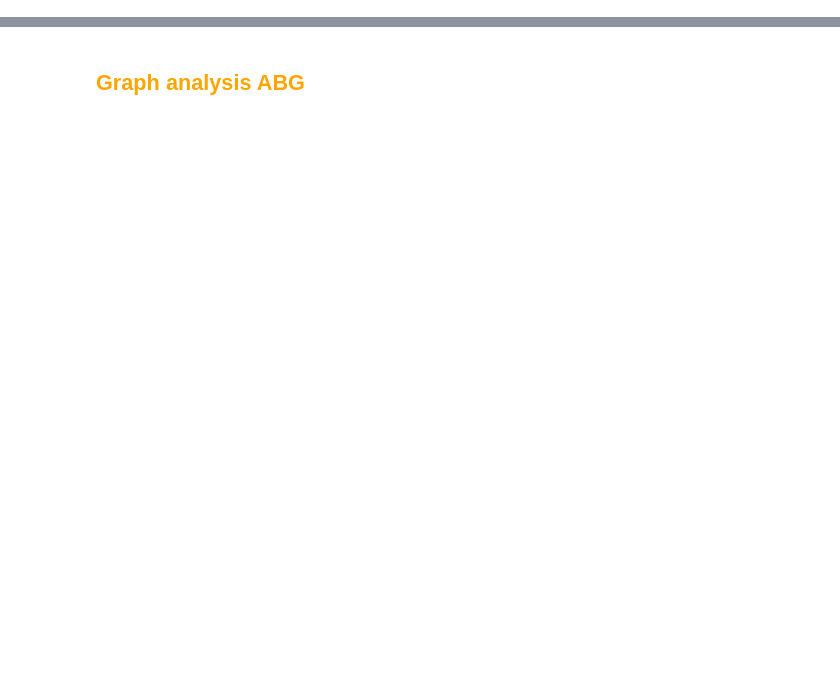
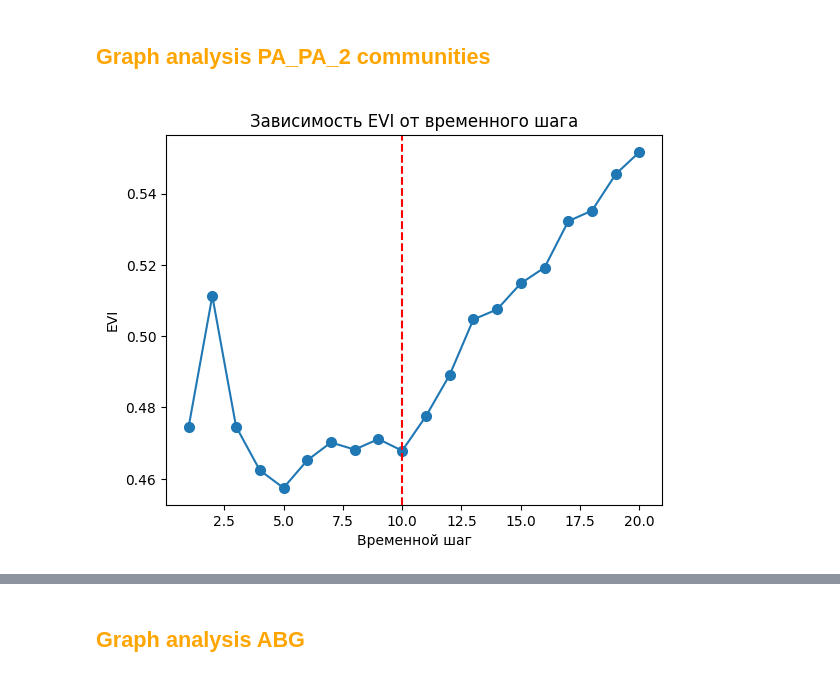
Before and after one commit to Mikhaelyes/Diploma, a Jupyter notebook: Programs/Synthetic_graph_analysis.ipynb, the cells around one changed output, grey strips where cells are left out. Cells and saved outputs as stored; diff of their text form; code cells hidden in the pictures; blank space fills up the shorter version.

Commit message:
graph

```diff
--- a/Programs/Synthetic_graph_analysis.ipynb
+++ b/Programs/Synthetic_graph_analysis.ipynb
@@ -39,6 +39,18 @@ def load_graph_pr(blocks: int, folder_name: str, gen_name: str) -> list:
 #     return pr
 
 
+def load_graph(t: int, folder_name: str, gen_name: str) -> nx.DiGraph:
+    """
+    Загрузка направленного графа.
+    """
+    my_path = os.path.abspath("") + "/.."
+    CA_graph_df = pd.read_csv(my_path + "/Data_postproc/" + folder_name + "/Graph" + gen_name \
+                                                   + str(t) + "_part.csv")
+    G_init = nx.from_pandas_edgelist(CA_graph_df, source='source', target='target', \
+                                   create_using=nx.Graph())
+    return G_init
+
+
 def load_graph_di(t: int, folder_name: str, gen_name: str) -> nx.DiGraph:
     """
     Загрузка направленного графа.
@@ -51,0 +173,31 @@ def load_graph_di(t: int, folder_name: str, gen_name: str) -> nx.DiGraph:
+# %% [markdown]
+<span style="color:orange">
+
+## Graph analysis PA_PA_2 communities ##
+# %%
+blocks = 20
+gen_name = '_PA_'
+folder_name = "PA_PA_2"
+
+x_gr = list()
+y_gr = list()
+pr = []
+for i in range(blocks):
+    pr = []
+    G_init = load_graph(i, folder_name, gen_name)
+    pr = list((nx.pagerank(G_init)).values())
+    x = pm.hill(pr)
+    eye_val = (pm.eye_ball(x))[0]
+    x_gr.append(i)
+    y_gr.append(eye_val)
+    # print(i, eye_val)
+# %%
+x_gr = np.linspace(1, 20, 20)
+plt.plot(x_gr, y_gr, marker='o', markersize=7)
+plt.xlabel('Временной шаг') #Хвостовые ингде
+plt.ylabel('EVI') #Подпись для оси y
+plt.axvline(x = 10, color = 'r', linestyle="--")
+plt.title('Зависимость EVI от временного шага') #Название
+plt.show()
+# %% [output]
+[figure, added]
```
Also changed, not shown: parts of 36 cells of this notebook, 2 other files.
